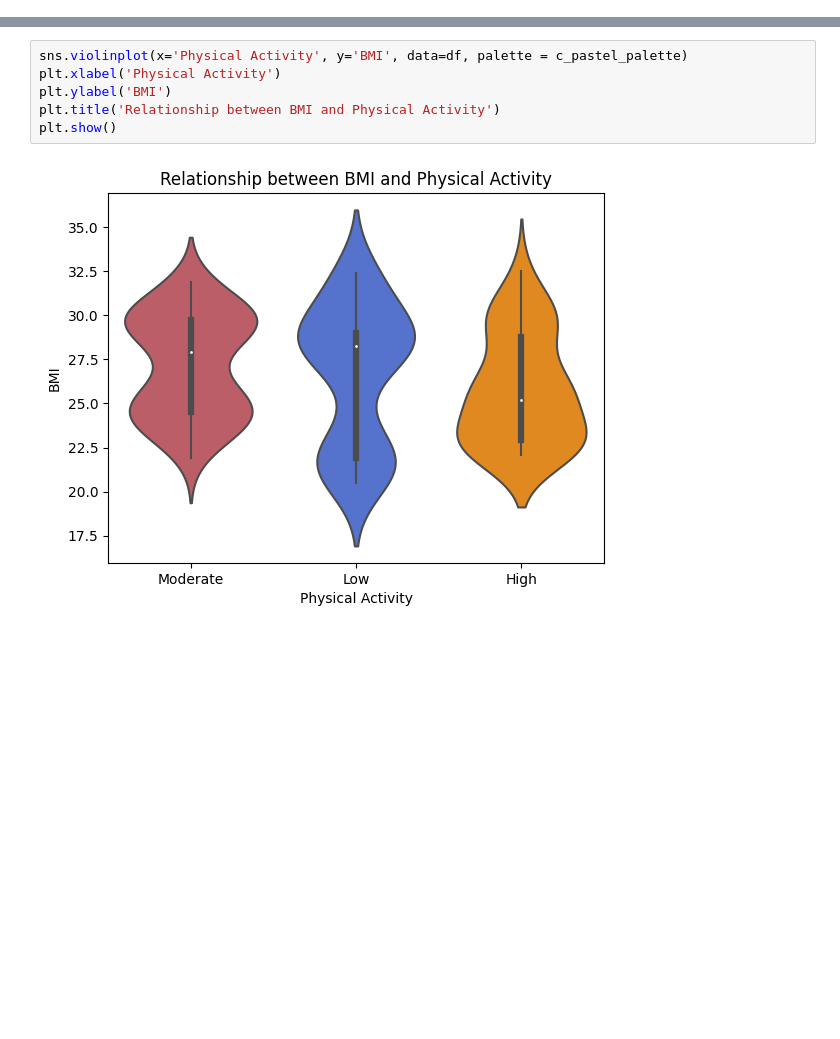
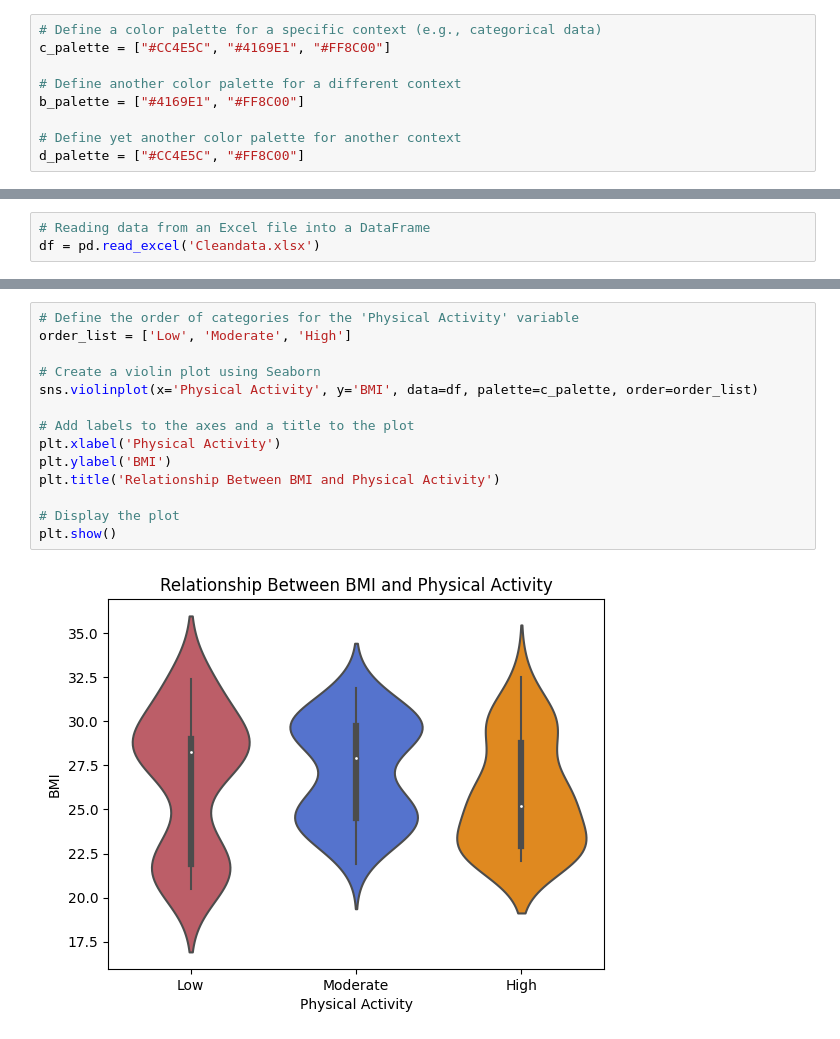
Before and after one commit to cemilebilgir/final, a Jupyter notebook: EDA_unknown.ipynb, the cells around one changed output, grey strips where cells are left out. Drawn from its saved outputs; the diff is of its cells as text; blank space fills up the shorter version.

```diff
--- a/EDA_unknown.ipynb
+++ b/EDA_unknown.ipynb
@@ -19 +15,10 @@ Saving Cleandata2.xlsx to Cleandata2.xlsx
+# %%
+# Define a color palette for a specific context (e.g., categorical data)
+c_palette = ["#CC4E5C", "#4169E1", "#FF8C00"]
+
+# Define another color palette for a different context
+b_palette = ["#4169E1", "#FF8C00"]
+
+# Define yet another color palette for another context
+d_palette = ["#CC4E5C", "#FF8C00"]
 # %%
@@ -21,3 +26,6 @@ df = pd.read_excel('Cleandata.xlsx')
+# %%
+# Reading data from an Excel file into a DataFrame
+df = pd.read_excel('Cleandata.xlsx')
 # %%
 df.head()
 # %% [output]
@@ -53,9 +72,17 @@ plt.show()
 # %%
-sns.violinplot(x='Physical Activity', y='BMI', data=df, palette = c_pastel_palette)
+# Define the order of categories for the 'Physical Activity' variable
+order_list = ['Low', 'Moderate', 'High']
+
+# Create a violin plot using Seaborn
+sns.violinplot(x='Physical Activity', y='BMI', data=df, palette=c_palette, order=order_list)
+
+# Add labels to the axes and a title to the plot
 plt.xlabel('Physical Activity')
 plt.ylabel('BMI')
-plt.title('Relationship between BMI and Physical Activity')
+plt.title('Relationship Between BMI and Physical Activity')
+
+# Display the plot
 plt.show()
 # %% [output]
-[figure, old version]
+[figure, new version]
 # %%
```
Also changed, not shown: parts of 11 cells of this notebook.
